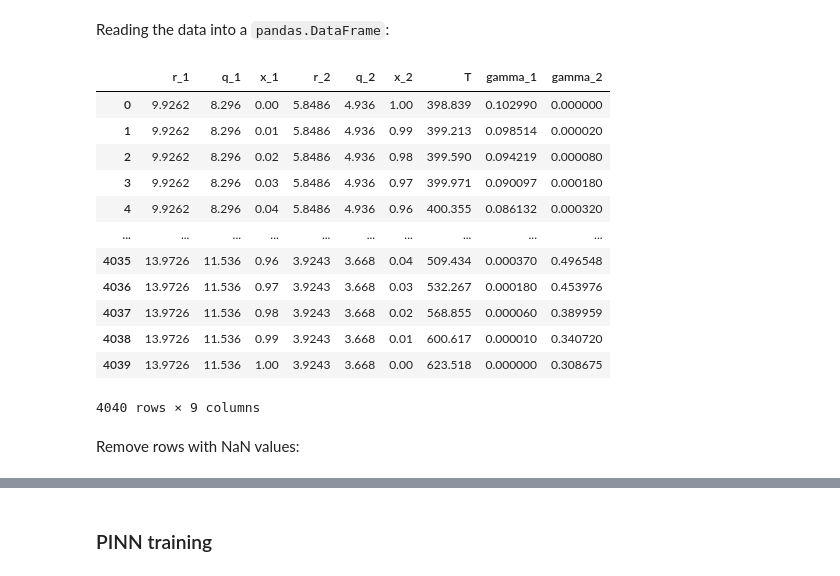
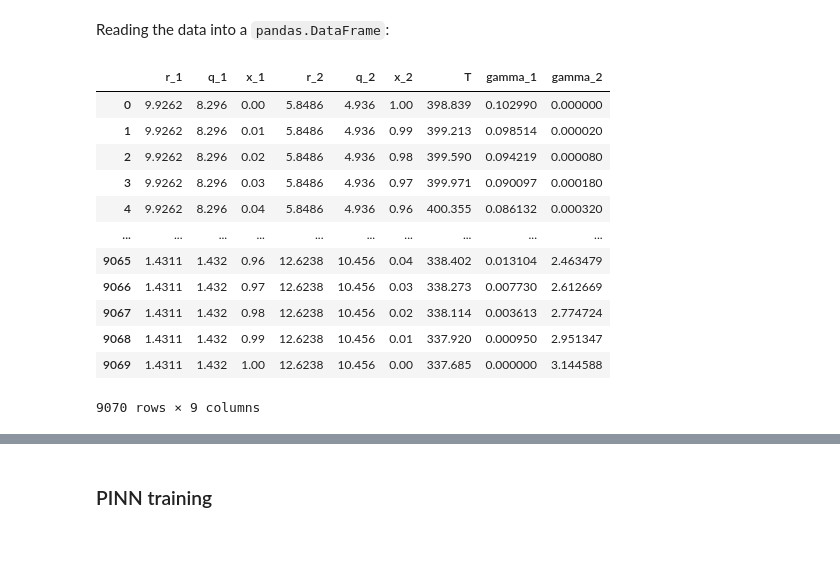
Before and after one commit to ThermoPhase-FCSRG/biofuels-sciml, a Jupyter notebook: notebooks/activity_coefficient_pinn_torch.ipynb, the cells around one changed output, grey strips where cells are left out. Cells and saved outputs as stored; diff of their text form; code cells hidden in the pictures; blank space fills up the shorter version.

```diff
--- a/notebooks/activity_coefficient_pinn_torch.ipynb
+++ b/notebooks/activity_coefficient_pinn_torch.ipynb
@@ -101,22 +105,20 @@ DATA_PATH = Path("../data")
 # %% [markdown]
 Reading the data into a `pandas.DataFrame`:
 # %%
-data = pd.read_csv(DATA_PATH / "processed" / "toy_problem_input_dataset.csv")
+data = pd.read_csv(DATA_PATH / "processed" / "toy_problem_training_dataset.csv")
 
 data
 # %% [output]
 |  | r_1 | q_1 | x_1 | r_2 | q_2 | x_2 | T | gamma_1 | gamma_2 |
 | 0 | 9.9262 | 8.296 | 0.00 | 5.8486 | 4.936 | 1.00 | 398.839 | 0.102990 | 0.000000 |
 | 1 | 9.9262 | 8.296 | 0.01 | 5.8486 | 4.936 | 0.99 | 399.213 | 0.098514 | 0.000020 |
 | 2 | 9.9262 | 8.296 | 0.02 | 5.8486 | 4.936 | 0.98 | 399.590 | 0.094219 | 0.000080 |
 | 3 | 9.9262 | 8.296 | 0.03 | 5.8486 | 4.936 | 0.97 | 399.971 | 0.090097 | 0.000180 |
 | 4 | 9.9262 | 8.296 | 0.04 | 5.8486 | 4.936 | 0.96 | 400.355 | 0.086132 | 0.000320 |
 | ... | ... | ... | ... | ... | ... | ... | ... | ... | ... |
-| 4035 | 13.9726 | 11.536 | 0.96 | 3.9243 | 3.668 | 0.04 | 509.434 | 0.000370 | 0.496548 |
-| 4036 | 13.9726 | 11.536 | 0.97 | 3.9243 | 3.668 | 0.03 | 532.267 | 0.000180 | 0.453976 |
-| 4037 | 13.9726 | 11.536 | 0.98 | 3.9243 | 3.668 | 0.02 | 568.855 | 0.000060 | 0.389959 |
-| 4038 | 13.9726 | 11.536 | 0.99 | 3.9243 | 3.668 | 0.01 | 600.617 | 0.000010 | 0.340720 |
-| 4039 | 13.9726 | 11.536 | 1.00 | 3.9243 | 3.668 | 0.00 | 623.518 | 0.000000 | 0.308675 |
+| 9065 | 1.4311 | 1.432 | 0.96 | 12.6238 | 10.456 | 0.04 | 338.402 | 0.013104 | 2.463479 |
+| 9066 | 1.4311 | 1.432 | 0.97 | 12.6238 | 10.456 | 0.03 | 338.273 | 0.007730 | 2.612669 |
+| 9067 | 1.4311 | 1.432 | 0.98 | 12.6238 | 10.456 | 0.02 | 338.114 | 0.003613 | 2.774724 |
+| 9068 | 1.4311 | 1.432 | 0.99 | 12.6238 | 10.456 | 0.01 | 337.920 | 0.000950 | 2.951347 |
+| 9069 | 1.4311 | 1.432 | 1.00 | 12.6238 | 10.456 | 0.00 | 337.685 | 0.000000 | 3.144588 |
-4040 rows × 9 columns
+9070 rows × 9 columns
-# %% [markdown]
-Remove rows with NaN values:
```
Also changed, not shown: parts of 30 cells of this notebook, 5 other files.
